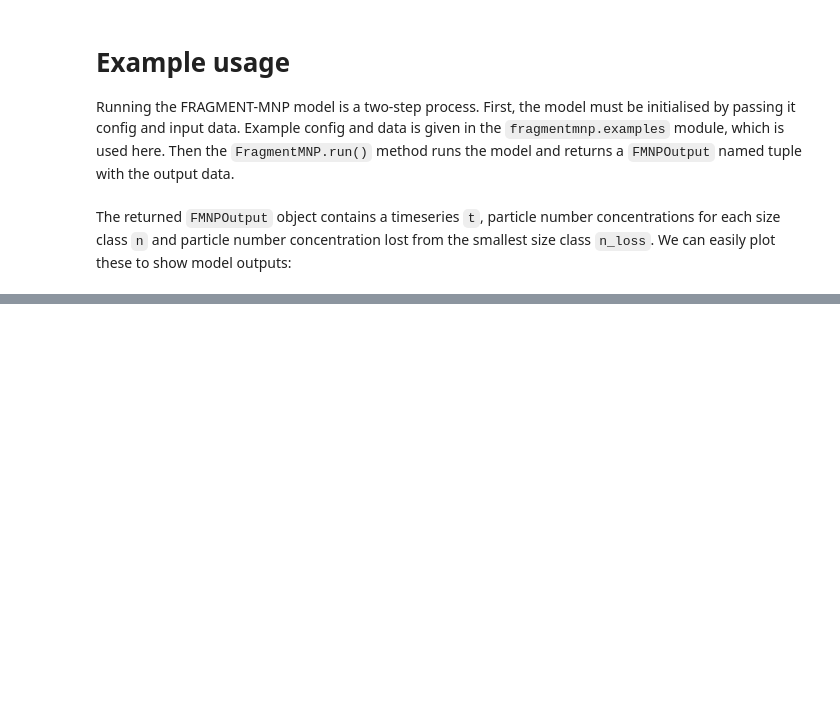
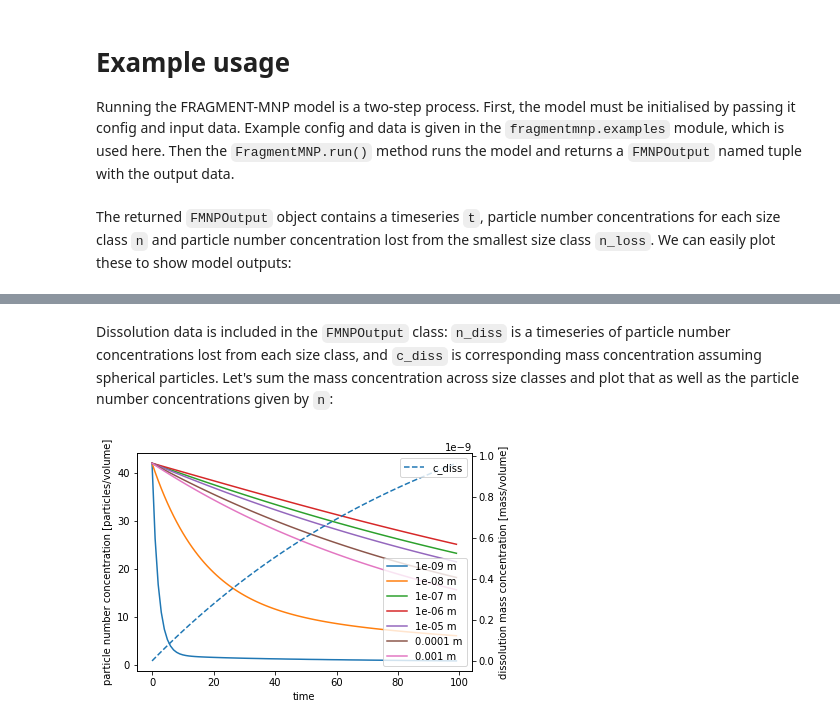
Before and after one commit to microplastics-cluster/fragment-mnp, a Jupyter notebook: docs/example-usage.ipynb, the cells around one changed output, grey strips where cells are left out. Drawn from its saved outputs; the diff is of its cells as text; code cells hidden in the pictures; blank space fills up the shorter version.

Commit message:
Dissolution updates

```diff
--- a/docs/example-usage.ipynb
+++ b/docs/example-usage.ipynb
@@ -29,0 +34,32 @@ plt.show()
+# %%
+# Change the dissolution parameters
+minimal_data['k_diss'] = 0.0005
+minimal_config['k_diss_scaling_method'] = 'surface_area'
+
+# Rerun the model
+fmnp = FragmentMNP(minimal_config, minimal_data)
+output = fmnp.run()
+# %% [markdown]
+Dissolution data is included in the `FMNPOutput` class: `n_diss` is a timeseries of particle number concentrations lost from each size class, and `c_diss` is corresponding mass concentration assuming spherical particles. Let's sum the mass concentration across size classes and plot that as well as the particle number concentrations given by `n`:
+# %%
+# Create the figure and axes - we need to this because we need to
+# add a second axis for the dissolution data
+fig, ax1 = plt.subplots()
+
+# Add labels to the particle number concentration axis
+ax1.set_xlabel('time')
+ax1.set_ylabel('particle number concentration [particles/volume]')
+# Plot the particle number concentrations
+ax1.plot(output.t, output.n.T)
+ax1.legend([f'{d} m' for d in fmnp.psd], loc='lower right')
+
+# Create and format the dissolution y axis
+ax2 = ax1.twinx()
+ax2.set_ylabel('dissolution mass concentration [mass/volume]')
+ax2.plot(output.t, np.sum(output.c_diss, axis=0), '--')
+ax2.legend(['c_diss'], loc='upper right')
+
+# Show the plot
+plt.show()
+# %% [output]
+[figure, added]
```
Also changed, not shown: parts of 3 cells of this notebook, 11 other files.
